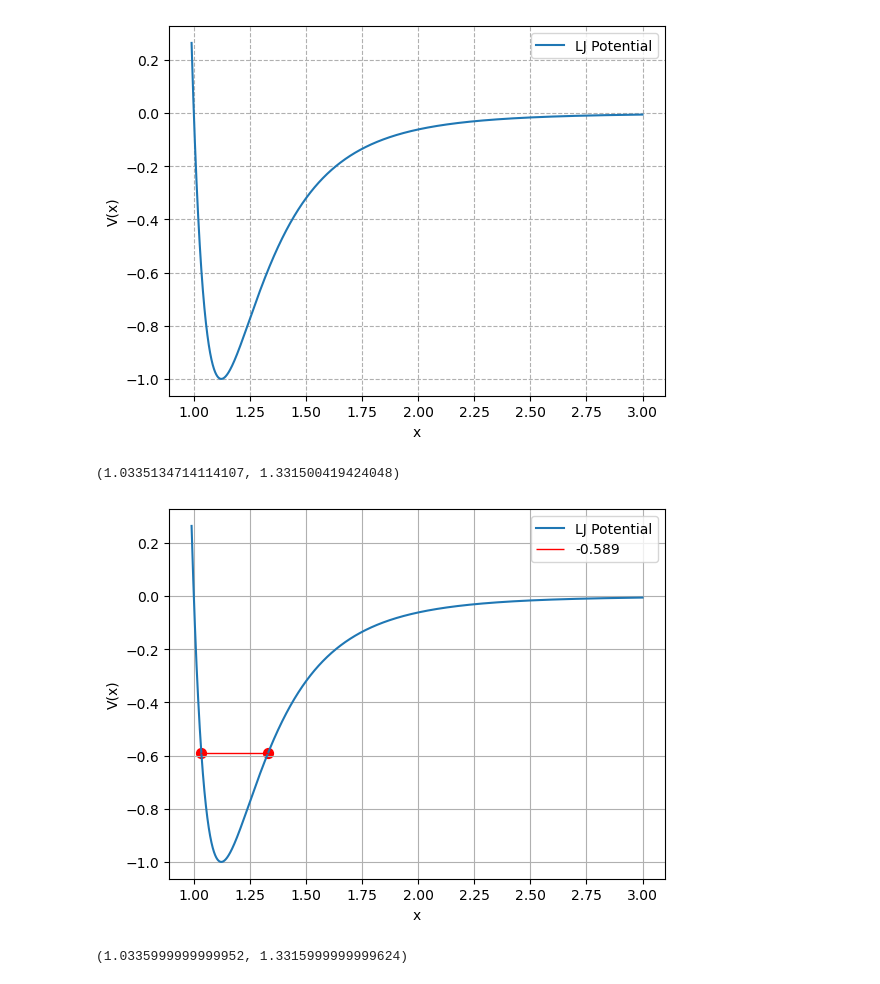
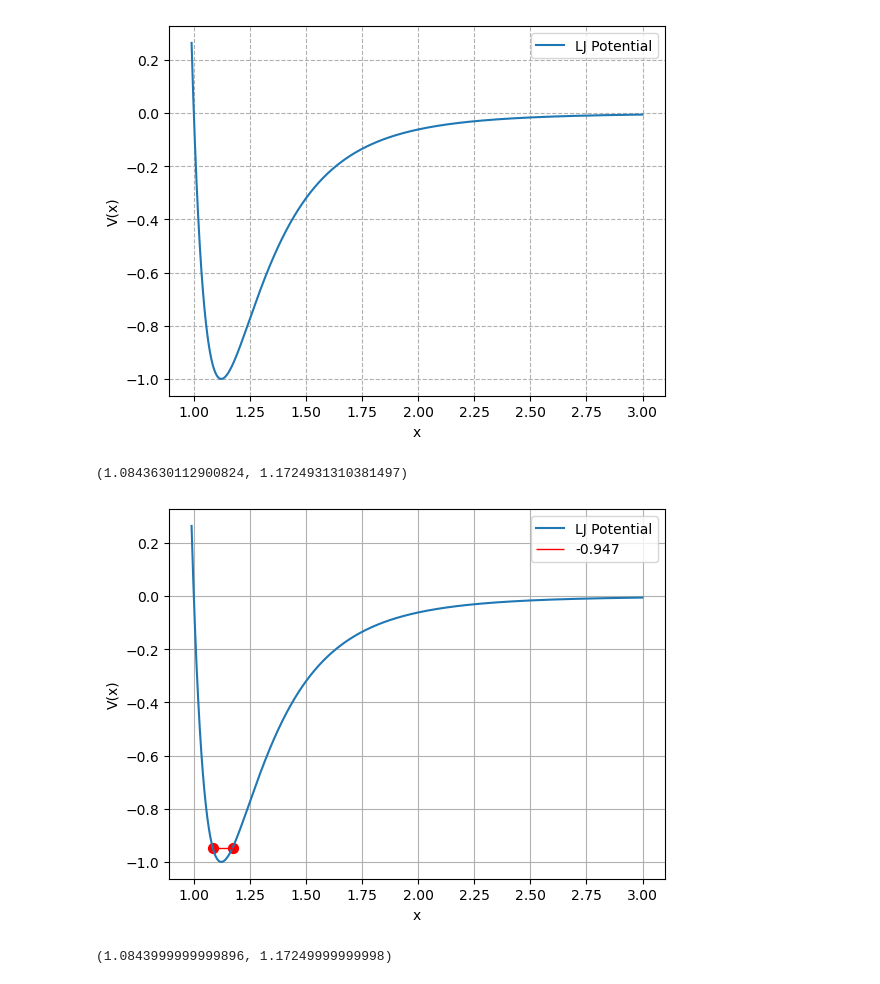
Before and after one commit to SoumyajeetMazumdar/CQMPP, a Jupyter notebook: #4/Q4_LJdimers_trial.ipynb, the cells around one changed output. Saved outputs shown, nothing was run; the diff lists cells and outputs as text; code cells hidden in the pictures.

```diff
--- a/#4/Q4_LJdimers_trial.ipynb
+++ b/#4/Q4_LJdimers_trial.ipynb
@@ -22,37 +22,37 @@ plt.grid(ls="--")
 [figure]
 # %%
 # determining and highlighting the classical turning points
-E_guess = -0.589
+E_guess = -0.947
 
 en = E_guess
 ctp_left = root_scalar(lambda x: v(x)-en, method='secant', x0=1.0, x1=1.0 + 1e-4)
 ctp_right = root_scalar(lambda x: v(x)-en, method='secant', x0=1.25, x1=1.25 + 1e-4)
 
 ctp_left = ctp_left.root
 ctp_right = ctp_right.root
 
 
 
 # plotting the energy between CTP
 plt.plot(x, vx, label="LJ Potential")
 plt.xlabel("x")
 plt.ylabel("V(x)")
 plt.hlines(y=en, xmin=ctp_left, xmax=ctp_right, color='r', linestyle='-', linewidth=1, label=f"{en}")
 
 plt.scatter(ctp_left, en, marker="o", c='r', s=50)
 plt.scatter(ctp_right, en, marker="o",c='r', s=50 )
 
 plt.legend()
 plt.grid()
 
 
 
 
 
 ctp_left, ctp_right
 # %% [output]
-(1.0335134714114107, 1.331500419424048)
+(1.0843630112900824, 1.1724931310381497)
-[figure, old version]
+[figure, new version]
 # %%
 ek = en
 
@@ -65,7 +65,7 @@ for i in range(1, len(x)):
 
 ctpA, ctpB
 # %% [output]
-(1.0335999999999952, 1.3315999999999624)
+(1.0843999999999896, 1.17249999999998)
 # %%
 # Being solved for a general value of ek (guess, here)
 ek = en
```
Also changed, not shown: parts of 2 cells of this notebook.
